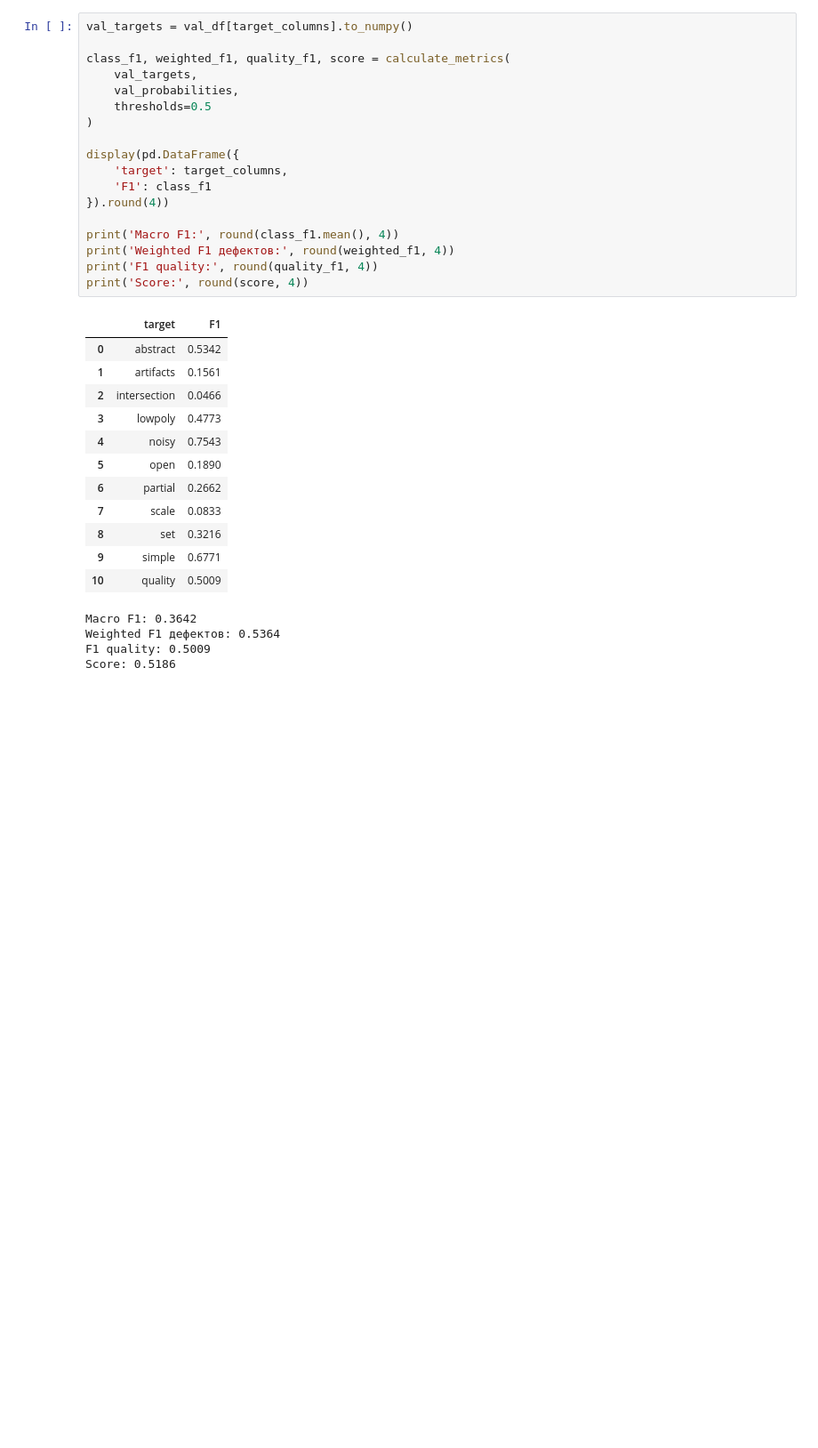
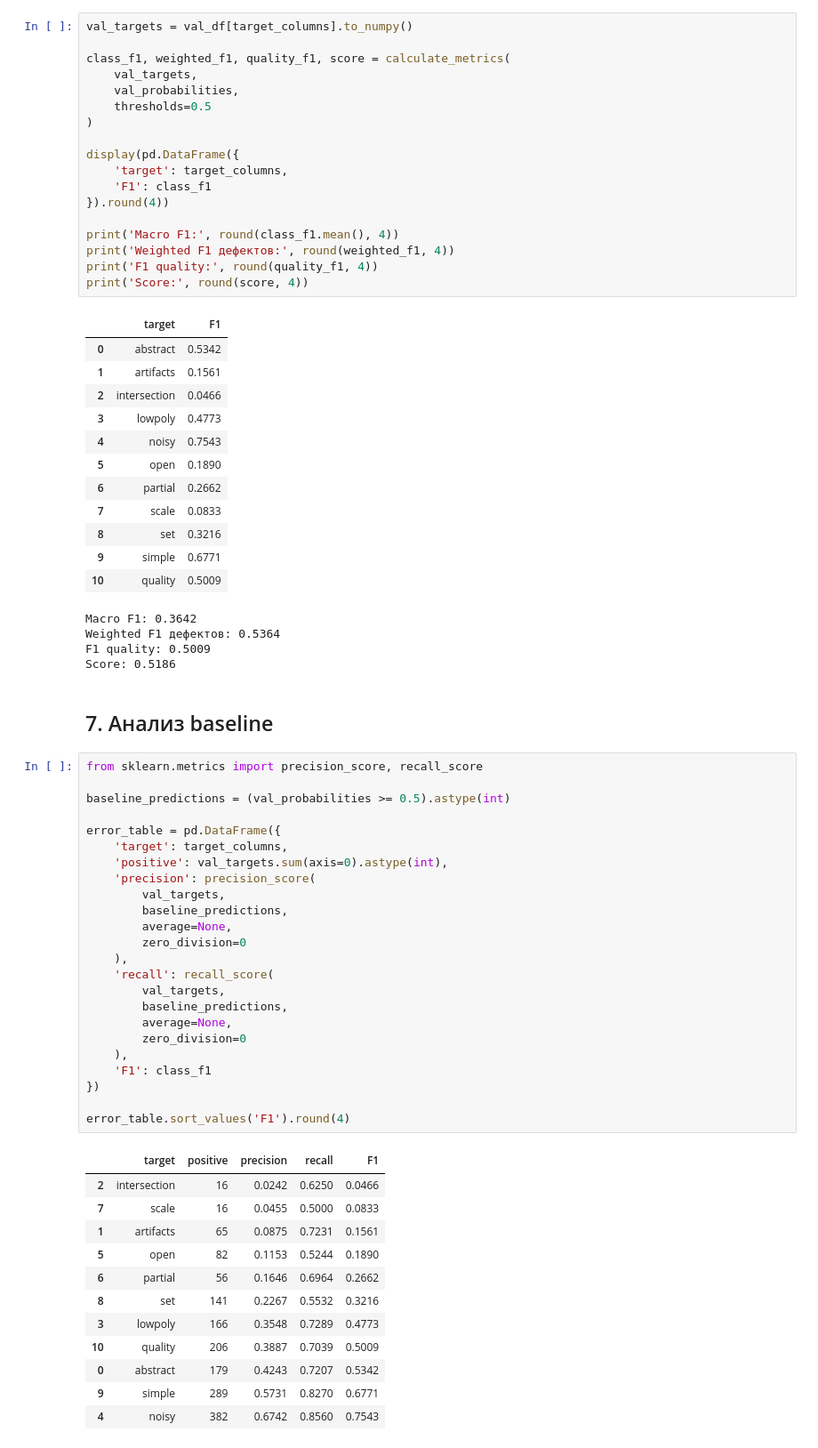
Before and after one commit to gasich27/AI-Challenge-2026-MainStage, a Jupyter notebook: catboost_mesh_baseline.ipynb, the cells around one changed output. Shown at 89% size. Cells and saved outputs as stored; diff of their text form; blank space fills up the shorter version.

```diff
--- a/catboost_mesh_baseline.ipynb
+++ b/catboost_mesh_baseline.ipynb
@@ -323,3 +323,42 @@ Macro F1: 0.3642
 Weighted F1 дефектов: 0.5364
 F1 quality: 0.5009
 Score: 0.5186
+# %% [markdown]
+## 7. Анализ baseline
+# %%
+from sklearn.metrics import precision_score, recall_score
+
+baseline_predictions = (val_probabilities >= 0.5).astype(int)
+
+error_table = pd.DataFrame({
+    'target': target_columns,
+    'positive': val_targets.sum(axis=0).astype(int),
+    'precision': precision_score(
+        val_targets,
+        baseline_predictions,
+        average=None,
+        zero_division=0
+    ),
+    'recall': recall_score(
+        val_targets,
+        baseline_predictions,
+        average=None,
+        zero_division=0
+    ),
+    'F1': class_f1
+})
+
+error_table.sort_values('F1').round(4)
+# %% [output]
+|  | target | positive | precision | recall | F1 |
+| 2 | intersection | 16 | 0.0242 | 0.6250 | 0.0466 |
+| 7 | scale | 16 | 0.0455 | 0.5000 | 0.0833 |
+| 1 | artifacts | 65 | 0.0875 | 0.7231 | 0.1561 |
+| 5 | open | 82 | 0.1153 | 0.5244 | 0.1890 |
+| 6 | partial | 56 | 0.1646 | 0.6964 | 0.2662 |
+| 8 | set | 141 | 0.2267 | 0.5532 | 0.3216 |
+| 3 | lowpoly | 166 | 0.3548 | 0.7289 | 0.4773 |
+| 10 | quality | 206 | 0.3887 | 0.7039 | 0.5009 |
+| 0 | abstract | 179 | 0.4243 | 0.7207 | 0.5342 |
+| 9 | simple | 289 | 0.5731 | 0.8270 | 0.6771 |
+| 4 | noisy | 382 | 0.6742 | 0.8560 | 0.7543 |
```
Also changed, not shown: parts of 15 cells of this notebook.
